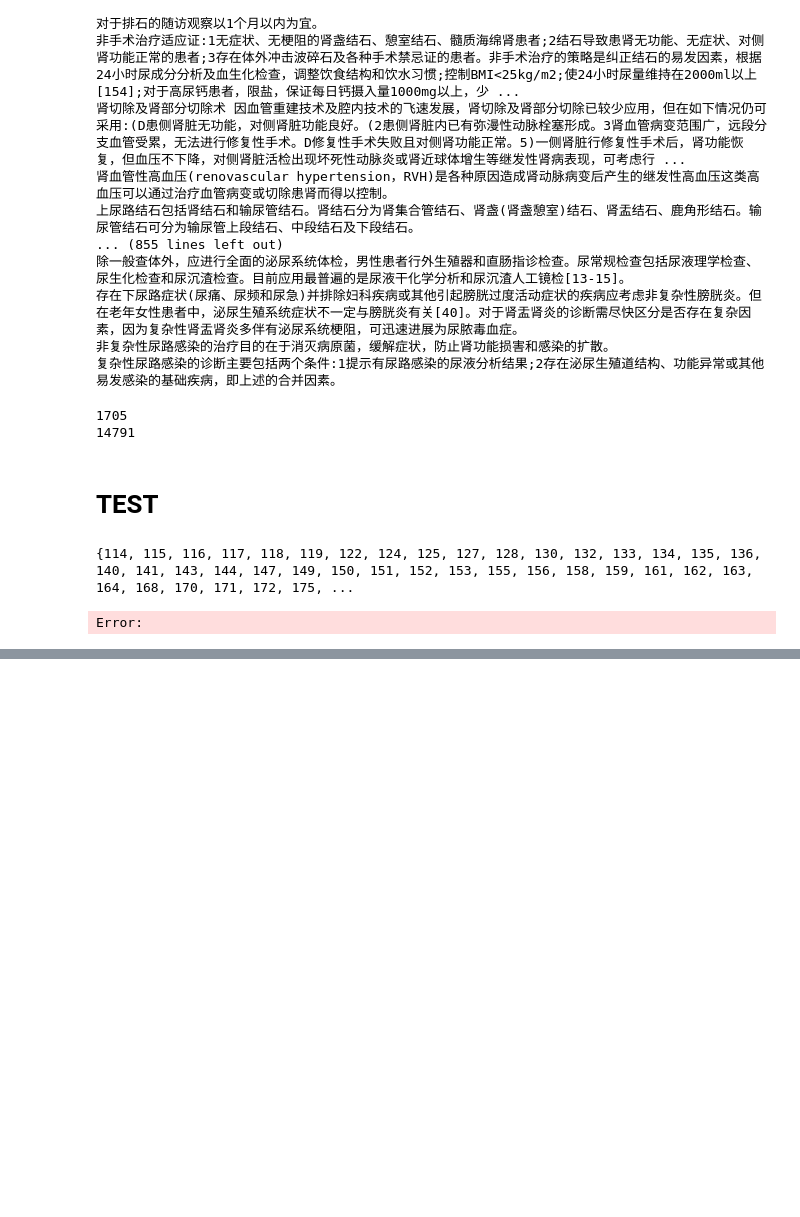
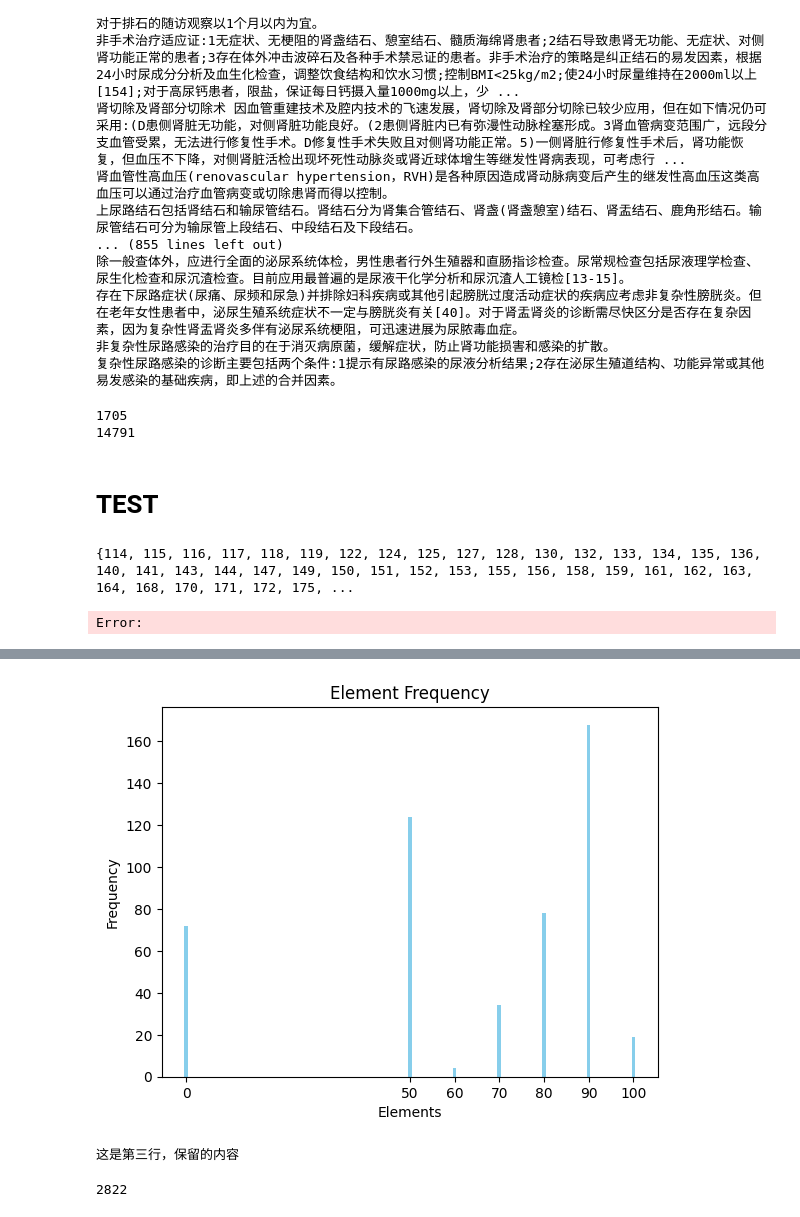
Before and after one commit to BeginneR-R/Rule-Case-SFT, a Jupyter notebook: data/convert.ipynb, the cells around one changed output, grey strips where cells are left out. Saved outputs shown, nothing was run; the diff lists cells and outputs as text; code cells hidden in the pictures; blank space fills up the shorter version.

```diff
--- a/data/convert.ipynb
+++ b/data/convert.ipynb
@@ -139,0 +223,23 @@ with open('法律/law_nl2logic_v3.json', 'w', encoding='utf-8') as f:
+# %%
+from collections import Counter
+import matplotlib.pyplot as plt
+
+# 假设有一个长列表
+data = data_row1
+
+# 使用 Counter 统计每个元素的出现次数
+counter = Counter(data)
+
+# 获取元素和对应的出现次数
+elements = list(counter.keys())
+counts = list(counter.values())
+
+# 绘制柱状图
+plt.bar(elements, counts, color='skyblue')
+plt.xlabel('Elements')
+plt.ylabel('Frequency')
+plt.title('Element Frequency')
+plt.xticks(elements)  # 确保 x 轴刻度显示所有元素
+plt.show()
+# %% [output]
+[figure, added]
@@ -139,0 +275,21 @@ with open('法律/law_nl2logic_v3.json', 'w', encoding='utf-8') as f:
+# %%
+def remove_content_before_double_newline(s):
+    # 查找第一个连续两个 '\n' 的位置
+    index = s.find('\n\n')
+
+    if index != -1:
+        # 从两个 '\n' 之后开始截取字符串
+        return s[index + 2:]
+    else:
+        # 如果没有找到连续两个 '\n'，返回原字符串
+        return s
+
+# 示例字符串
+text = "这是第一行\n这是第二行\n\n这是第三行，保留的内容"
+
+# 调用函数
+result = remove_content_before_double_newline(text)
+
+print(result)
+# %% [output]
+这是第三行，保留的内容
@@ -139,0 +364,4 @@ with open('法律/law_nl2logic_v3.json', 'w', encoding='utf-8') as f:
+# %%
+print(len(datas))
+# %% [output]
+2822
```
Also changed, not shown: parts of 10 cells of this notebook, 31 other files.
